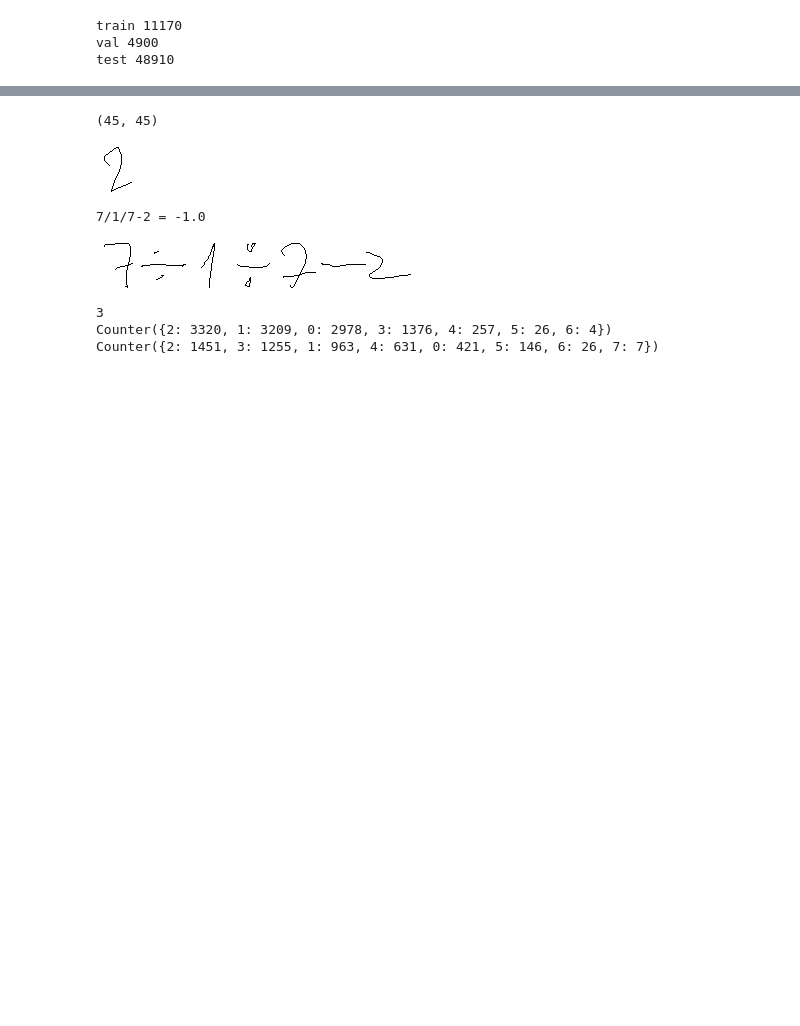
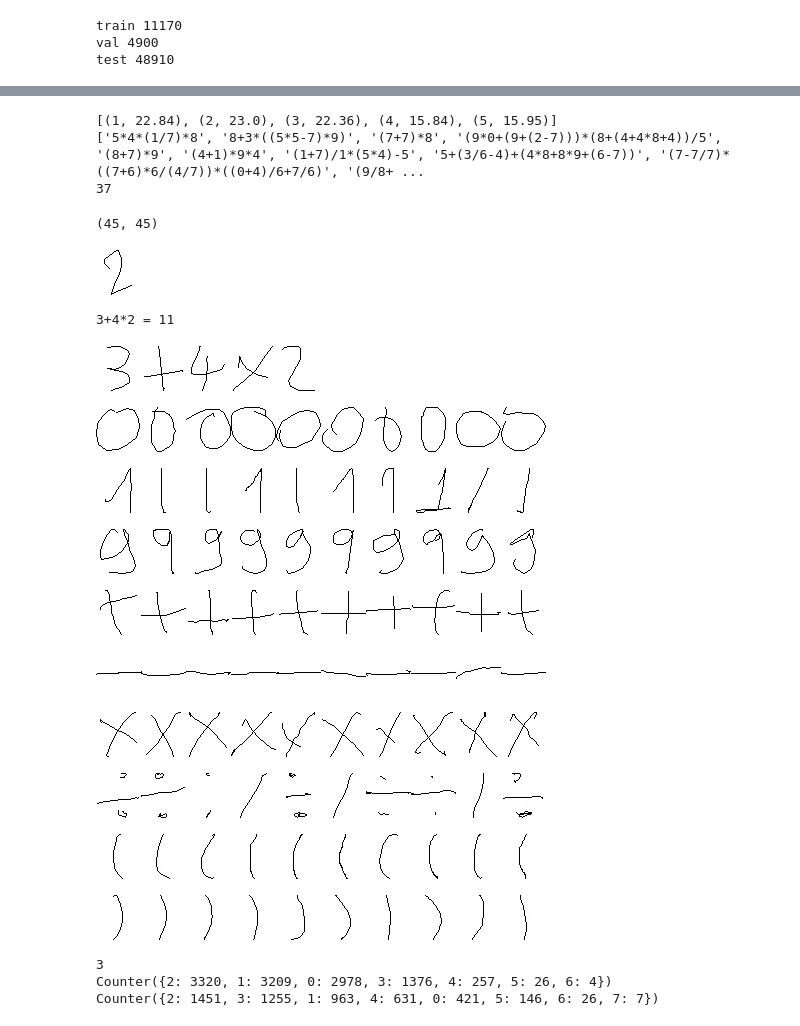
Before and after one commit to liqing-ustc/ANS, a Jupyter notebook: data/expr_generation.ipynb, the cells around one changed output, grey strips where cells are left out. Saved outputs shown, nothing was run; the diff lists cells and outputs as text; code cells hidden in the pictures; blank space fills up the shorter version.

Commit message:
Update data generation and visualization

```diff
--- a/data/expr_generation.ipynb
+++ b/data/expr_generation.ipynb
@@ -529,15 +526,43 @@ for split in splits:
+# %%
+counts = sorted(Counter([x['eval'] for x in split2dataset['test']]).items())
+total_count = sum([c for _, c in counts])
+counts = [(k, round(v/total_count*100, 2)) for k, v in counts]
+print(counts)
+print(list({x['expr'] for x in split2dataset['test'] if x['eval'] == 3})[:10])
+train_exprs = {x['expr'] for x in split2dataset['train']}
+max_len_train = max([len(x) for x in train_exprs])
+print(max_len_train)
+# %% [output]
+[(1, 22.84), (2, 23.0), (3, 22.36), (4, 15.84), (5, 15.95)]
+['5*4*(1/7)*8', '8+3*((5*5-7)*9)', '(7+7)*8', '(9*0+(9+(2-7)))*(8+(4+4*8+4))/5', '(8+7)*9', '(4+1)*9*4', '(1+7)/1*(5*4)-5', '5+(3/6-4)+(4*8+8*9+(6-7))', '(7-7/7)*((7+6)*6/(4/7))*((0+4)/6+7/6)', '(9/8+ ...
+37
 # %%
 img = Image.open(symbol_images_dir + '2/2_849.jpg')
 print(img.size)
 display(img)
 
-expr = '7/1/7-2'
-img_paths = generate_img_paths(expr, sym_set=sym_set)
+expr = '3+4*2'
+img_paths = generate_img_paths(expr, sym_set=split2sym['train'])
 img = render_img(img_paths)
 print(expr,'=', eval(expr))
 display(img)
+
+for sym in '019+-*/()':
+    expr = sym*10
+    img_paths = generate_img_paths(expr, sym_set=split2sym['train'])
+    img = render_img(img_paths)
+    display(img)
 # %% [output]
 (45, 45)
 [figure]
-7/1/7-2 = -1.0
+3+4*2 = 11
-[figure, old version]
+[figure, new version]
+[figure, added]
+[figure, added]
+[figure, added]
+[figure, added]
+[figure, added]
+[figure, added]
+[figure, added]
+[figure, added]
+[figure, added]
```
Also changed, not shown: parts of 24 cells of this notebook, 5 other files.
